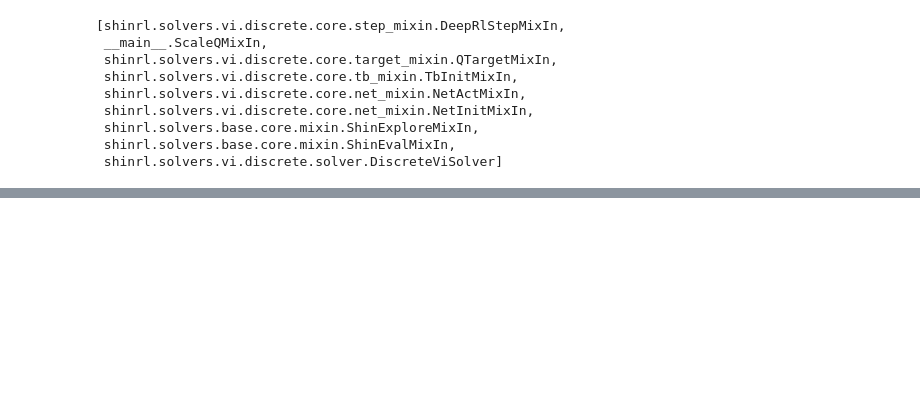
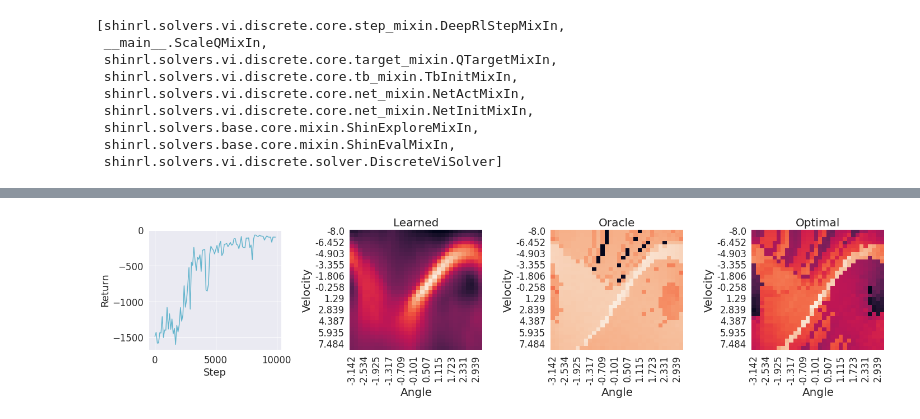
Before and after one commit to omron-sinicx/ShinRL, a Jupyter notebook: experiments/QuickStart.ipynb, the cells around one changed output, grey strips where cells are left out. Saved outputs shown, nothing was run; the diff lists cells and outputs as text; code cells hidden in the pictures; blank space fills up the shorter version.

Commit message:
Add: Dockerfile & GIF figure

```diff
--- a/experiments/QuickStart.ipynb
+++ b/experiments/QuickStart.ipynb
@@ -126,0 +135,5 @@ plt.tight_layout()
+# %%
+env = gym.make("ShinPendulum-v0")
+config = DiscreteViSolver.DefaultConfig(explore="eps_greedy", approx="nn", steps_per_epoch=1000)
+mixins = DiscreteViSolver.make_mixins(env, config)
+dqn_solver = DiscreteViSolver.factory(env, config, mixins)
@@ -126,0 +144,34 @@ plt.tight_layout()
+# %%
+grid_kws = {"width_ratios": (0.25, 0.25, 0.25, 0.25)}
+sns.set(font_scale=1.5)
+fig, axes = plt.subplots(nrows=1, ncols=4, figsize=(20, 5), gridspec_kw=grid_kws)
+camera = Camera(fig)
+
+
+for _ in range(10):
+    dqn_solver.run()
+
+    # plot performance
+    returns = dqn_solver.scalars["Return"]
+    axes[0].plot(returns["x"], returns["y"])
+    axes[0].set_ylabel("Return")
+    axes[0].set_xlabel("Step")
+
+    # plot learned q-values  (act == 0)
+    q0 = dqn_solver.tb_dict["Q"][:, 0]
+    env.plot_S(q0, title="Learned", ax=axes[1], fontsize=20)
+
+    # plot oracle q-values  (act == 0)
+    q0 = env.calc_q(dqn_solver.tb_dict["ExploitPolicy"])[:, 0]
+    env.plot_S(q0, title="Oracle", ax=axes[2], fontsize=20)
+
+    # plot optimal q-values  (act == 0)
+    q0 = env.calc_optimal_q()[:, 0]
+    env.plot_S(q0, title="Optimal", ax=axes[3], fontsize=20)
+
+    plt.tight_layout()
+    camera.snap()
+
+animation = camera.animate()
+animation.save("./results/continual.gif")
+# %% [output]
@@ -126,0 +190 @@ plt.tight_layout()
+[figure, added]
```
Also changed, not shown: parts of 8 cells of this notebook, 6 other files.
